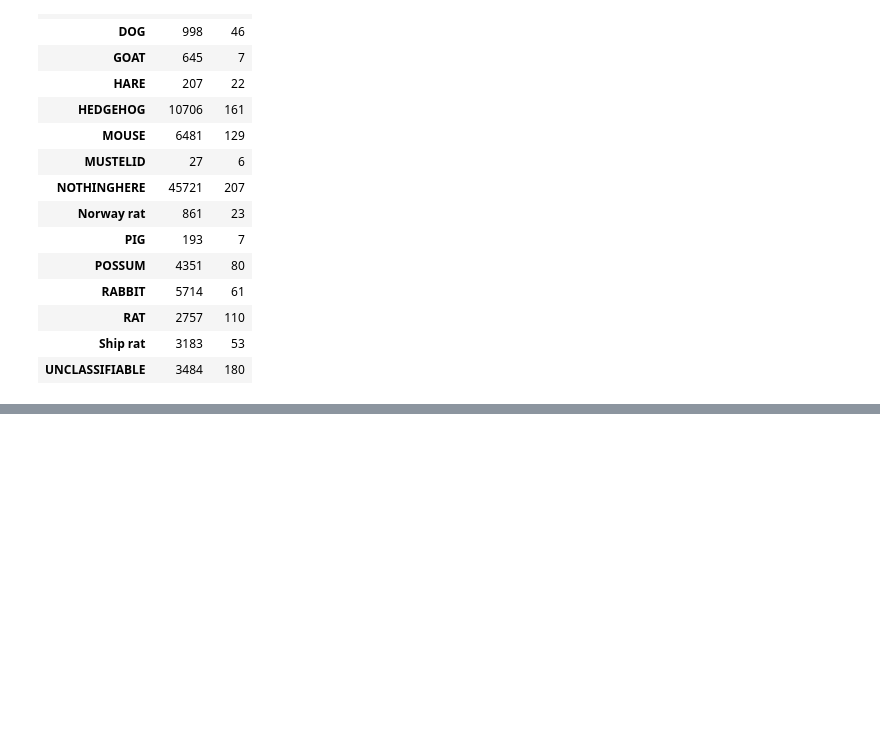
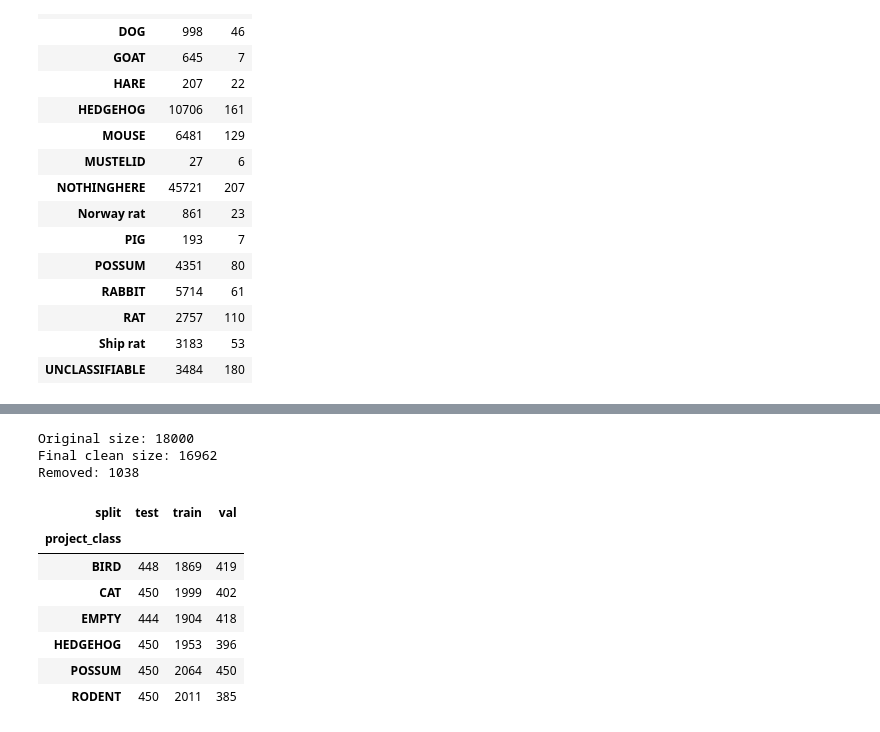
Before and after one commit to elodie-wu/ai-predator-early-warning, a Jupyter notebook: notebooks/01_prepare_dataset.ipynb, the cells around one changed output, grey strips where cells are left out. Saved outputs shown, nothing was run; the diff lists cells and outputs as text; code cells hidden in the pictures; blank space fills up the shorter version.

```diff
--- a/notebooks/01_prepare_dataset.ipynb
+++ b/notebooks/01_prepare_dataset.ipynb
@@ -133,0 +887,52 @@ label_summary
+# %%
+strict_clean_df = selected_df.merge(
+    quality_df[["file", "quality_status"]],
+    on="file",
+    how="left"
+)
+
+train_clean_df = strict_clean_df[
+    (strict_clean_df["split"] == "train")
+    & (strict_clean_df["quality_status"] == "keep")
+].copy()
+
+val_clean_df = strict_clean_df[
+    (strict_clean_df["split"] == "val")
+    & (strict_clean_df["quality_status"] == "keep")
+].copy()
+
+test_clean_df = strict_clean_df[
+    (strict_clean_df["split"] == "test")
+    & (strict_clean_df["quality_status"] != "reject")
+].copy()
+
+final_clean_df = pd.concat(
+    [train_clean_df, val_clean_df, test_clean_df],
+    ignore_index=True
+)
+
+print("Original size:", len(selected_df))
+print("Final clean size:", len(final_clean_df))
+print("Removed:", len(selected_df) - len(final_clean_df))
+# %% [output]
+Original size: 18000
+Final clean size: 16962
+Removed: 1038
+# %%
+# Check Final Dataset Size
+
+final_summary = pd.crosstab(
+    final_clean_df["project_class"],
+    final_clean_df["split"]
+)
+
+#final_summary
+# %% [output]
+| split | test | train | val |
+| project_class |  |  |  |
+| BIRD | 448 | 1869 | 419 |
+| CAT | 450 | 1999 | 402 |
+| EMPTY | 444 | 1904 | 418 |
+| HEDGEHOG | 450 | 1953 | 396 |
+| POSSUM | 450 | 2064 | 450 |
+| RODENT | 450 | 2011 | 385 |
```
Also changed, not shown: parts of 41 cells of this notebook, 5 other files.
